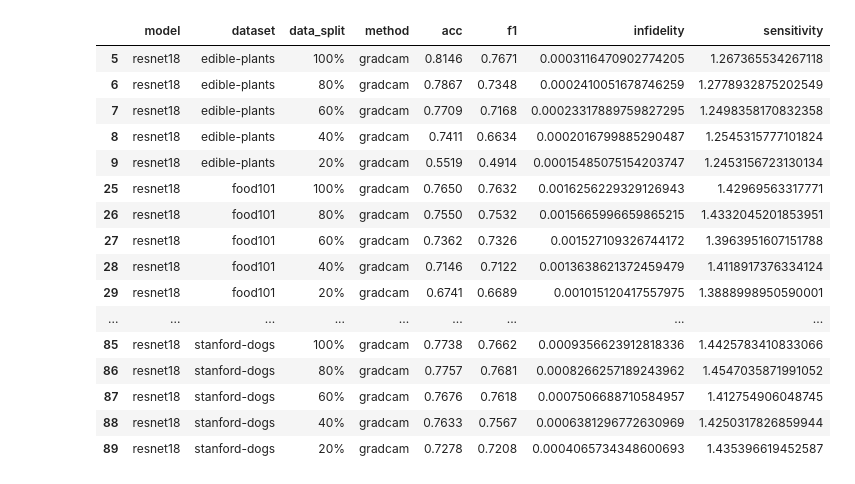
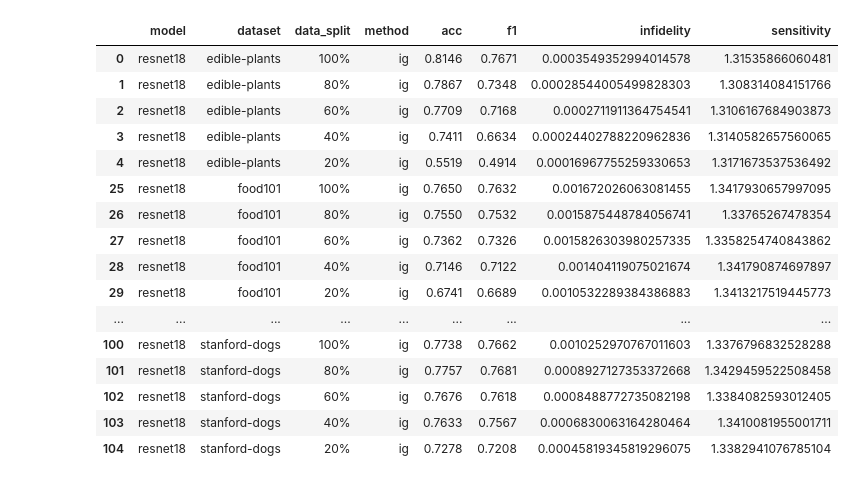
Before and after one commit to burnpiro/xai-correlation, a Jupyter notebook: notebooks/Multiple metrics.ipynb, the cells around one changed output. Drawn from its saved outputs; the diff is of its cells as text; code cells hidden in the pictures.

```diff
--- a/notebooks/Multiple metrics.ipynb
+++ b/notebooks/Multiple metrics.ipynb
@@ -12,11 +12,11 @@ base_path = '../experiments/'
 model = 'resnet18'
 
 METHODS = {
-#     "ig": "ig",
-#     "sailency": "sailency",
+    "ig": "ig",
+    "sailency": "sailency",
     "gradcam": "gradcam",
-#     "deconv": "deconv",
-#     "gbp": "gbp",
+    "deconv": "deconv",
+    "gbp": "gbp",
 }
 
 SPLIT_OPTIONS = ["100%", "80%", "60%", "40%", "20%"]
@@ -64,25 +64,25 @@ scores_df = pd.DataFrame(np.array(scores), columns=['model', 'dataset', 'data_sp
 scores_df['acc'] = scores_df['acc'].map(lambda x: float(x))
 scores_df['f1'] = scores_df['f1'].map(lambda x: float(x))
 # %%
-scores_df[scores_df['method'] == 'gradcam']
+scores_df[scores_df['method'] == 'ig']
 # %% [output]
 |  | model | dataset | data_split | method | acc | f1 | infidelity | sensitivity |
-| 5 | resnet18 | edible-plants | 100% | gradcam | 0.8146 | 0.7671 | 0.0003116470902774205 | 1.267365534267118 |
-| 6 | resnet18 | edible-plants | 80% | gradcam | 0.7867 | 0.7348 | 0.0002410051678746259 | 1.2778932875202549 |
-| 7 | resnet18 | edible-plants | 60% | gradcam | 0.7709 | 0.7168 | 0.00023317889759827295 | 1.2498358170832358 |
-| 8 | resnet18 | edible-plants | 40% | gradcam | 0.7411 | 0.6634 | 0.0002016799885290487 | 1.2545315777101824 |
-| 9 | resnet18 | edible-plants | 20% | gradcam | 0.5519 | 0.4914 | 0.00015485075154203747 | 1.2453156723130134 |
-| 25 | resnet18 | food101 | 100% | gradcam | 0.7650 | 0.7632 | 0.0016256229329126943 | 1.42969563317771 |
-| 26 | resnet18 | food101 | 80% | gradcam | 0.7550 | 0.7532 | 0.0015665996659865215 | 1.4332045201853951 |
-| 27 | resnet18 | food101 | 60% | gradcam | 0.7362 | 0.7326 | 0.001527109326744172 | 1.3963951607151788 |
-| 28 | resnet18 | food101 | 40% | gradcam | 0.7146 | 0.7122 | 0.0013638621372459479 | 1.4118917376334124 |
-| 29 | resnet18 | food101 | 20% | gradcam | 0.6741 | 0.6689 | 0.001015120417557975 | 1.3888998950590001 |
+| 0 | resnet18 | edible-plants | 100% | ig | 0.8146 | 0.7671 | 0.0003549352994014578 | 1.31535866060481 |
+| 1 | resnet18 | edible-plants | 80% | ig | 0.7867 | 0.7348 | 0.00028544005499828303 | 1.308314084151766 |
+| 2 | resnet18 | edible-plants | 60% | ig | 0.7709 | 0.7168 | 0.0002711911364754541 | 1.3106167684903873 |
+| 3 | resnet18 | edible-plants | 40% | ig | 0.7411 | 0.6634 | 0.00024402788220962836 | 1.3140582657560065 |
+| 4 | resnet18 | edible-plants | 20% | ig | 0.5519 | 0.4914 | 0.00016967755259330653 | 1.3171673537536492 |
+| 25 | resnet18 | food101 | 100% | ig | 0.7650 | 0.7632 | 0.001672026063081455 | 1.3417930657997095 |
+| 26 | resnet18 | food101 | 80% | ig | 0.7550 | 0.7532 | 0.0015875448784056741 | 1.33765267478354 |
+| 27 | resnet18 | food101 | 60% | ig | 0.7362 | 0.7326 | 0.0015826303980257335 | 1.3358254740843862 |
+| 28 | resnet18 | food101 | 40% | ig | 0.7146 | 0.7122 | 0.001404119075021674 | 1.341790874697897 |
+| 29 | resnet18 | food101 | 20% | ig | 0.6741 | 0.6689 | 0.0010532289384386883 | 1.3413217519445773 |
 | ... | ... | ... | ... | ... | ... | ... | ... | ... |
-| 85 | resnet18 | stanford-dogs | 100% | gradcam | 0.7738 | 0.7662 | 0.0009356623912818336 | 1.4425783410833066 |
-| 86 | resnet18 | stanford-dogs | 80% | gradcam | 0.7757 | 0.7681 | 0.0008266257189243962 | 1.4547035871991052 |
-| 87 | resnet18 | stanford-dogs | 60% | gradcam | 0.7676 | 0.7618 | 0.0007506688710584957 | 1.412754906048745 |
-| 88 | resnet18 | stanford-dogs | 40% | gradcam | 0.7633 | 0.7567 | 0.0006381296772630969 | 1.4250317826859944 |
-| 89 | resnet18 | stanford-dogs | 20% | gradcam | 0.7278 | 0.7208 | 0.0004065734348600693 | 1.435396619452587 |
+| 100 | resnet18 | stanford-dogs | 100% | ig | 0.7738 | 0.7662 | 0.0010252970767011603 | 1.3376796832528288 |
+| 101 | resnet18 | stanford-dogs | 80% | ig | 0.7757 | 0.7681 | 0.0008927127353372668 | 1.3429459522508458 |
+| 102 | resnet18 | stanford-dogs | 60% | ig | 0.7676 | 0.7618 | 0.0008488772735082198 | 1.3384082593012405 |
+| 103 | resnet18 | stanford-dogs | 40% | ig | 0.7633 | 0.7567 | 0.0006830063164280464 | 1.3410081955001711 |
+| 104 | resnet18 | stanford-dogs | 20% | ig | 0.7278 | 0.7208 | 0.00045819345819296075 | 1.3382941076785104 |
 # %%
 COLORS = {
     "ig": "red",
```
Also changed, not shown: parts of 2 cells of this notebook.
